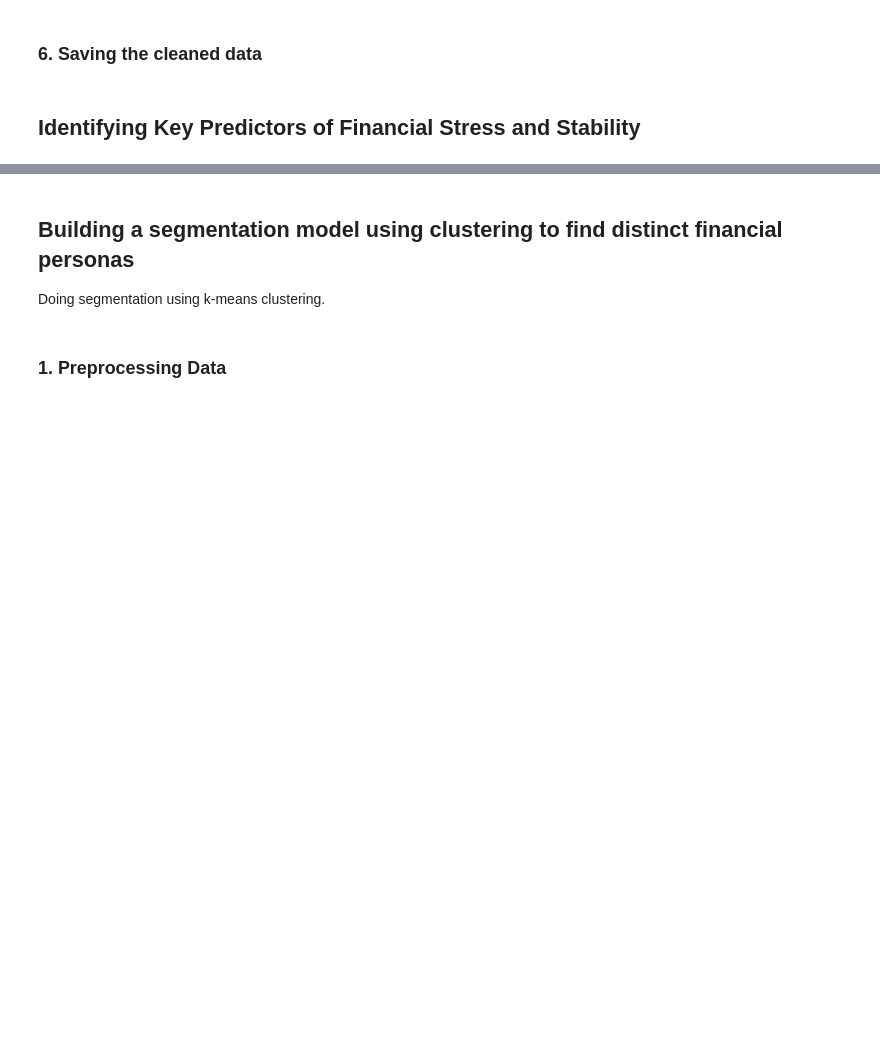
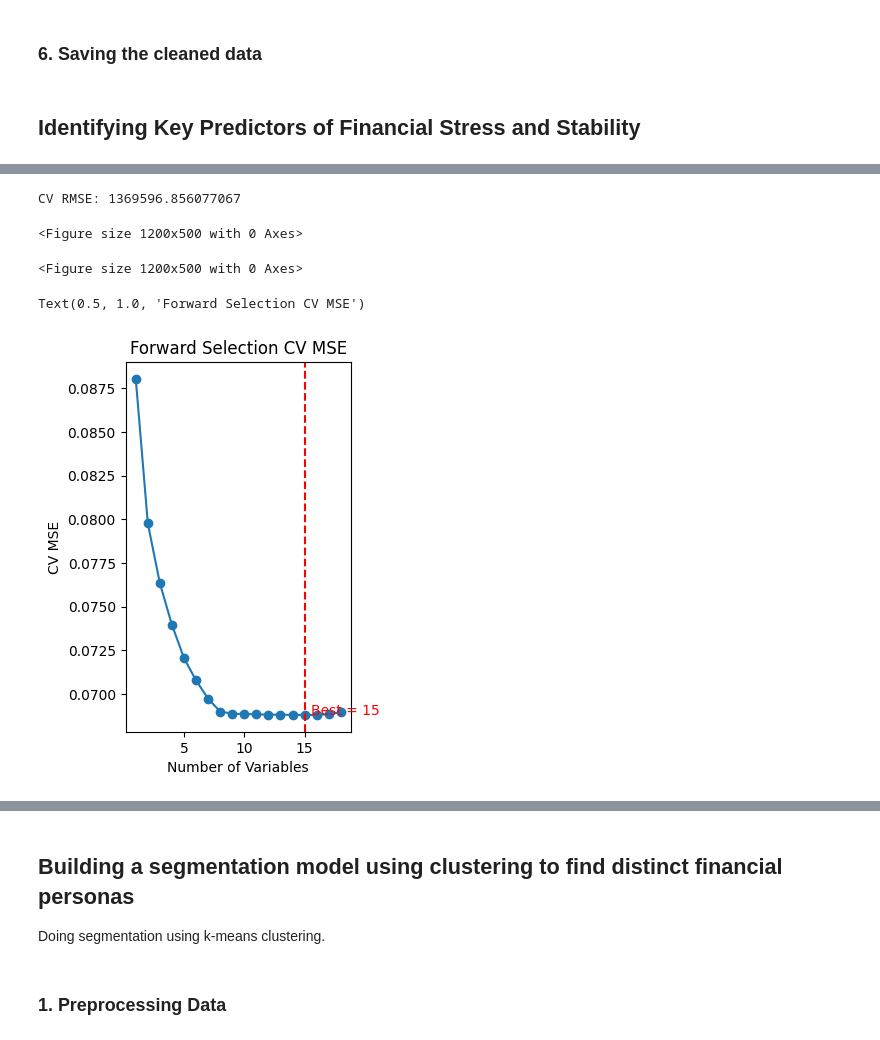
Before and after one commit to UT-Shelly/Datathon2026, a Jupyter notebook: personal_finance_analysis.ipynb, the cells around one changed output, grey strips where cells are left out. Cells and saved outputs as stored; diff of their text form; code cells hidden in the pictures; blank space fills up the shorter version.

```diff
--- a/personal_finance_analysis.ipynb
+++ b/personal_finance_analysis.ipynb
@@ -220,0 +330,4 @@ Performing forward stepwise selection to determine the best model to predict the
+# %%
+# 4. 10-Fold CV setup
+k = 10
+kf = KFold(n_splits = k, shuffle = True, random_state = 1)
@@ -220,0 +339,26 @@ Performing forward stepwise selection to determine the best model to predict the
+# %%
+for i in range(n_vars):
+    best_feature = None
+    best_mse = np.inf
+
+    for feature in remaining_features:
+        current_features = selected_features + [feature]
+        fold_mses = []
+
+        for train_idx, test_idx in kf.split(X):
+            X_train, X_test = X.iloc[train_idx][current_features], X.iloc[test_idx][current_features]
+            y_train, y_test = y.iloc[train_idx], y.iloc[test_idx]
+
+            model = LinearRegression().fit(X_train, y_train)
+            pred = model.predict(X_test)
+            fold_mses.append(mean_squared_error(y_test, pred))
+
+        avg_mse = np.mean(fold_mses)
+        if avg_mse < best_mse:
+            best_mse = avg_mse
+            best_feature = feature
+
+    selected_features.append(best_feature)
+    remaining_features.remove(best_feature)
+    cv_errors.append(best_mse)
+    print(f"Step {i+1}: Added {best_feature}, CV MSE = {best_mse:.4f}")
@@ -220,0 +384,6 @@ Performing forward stepwise selection to determine the best model to predict the
+# %%
+# 6. Optimal number of features
+best_size = np.argmin(cv_errors) + 1
+print(f"\nOptimal Number of Variables: {best_size}")
+best_features = selected_features[:best_size]
+print("Selected Features:", best_features)
@@ -220,0 +444,25 @@ Performing forward stepwise selection to determine the best model to predict the
+# %%
+# 10. CV RMSE on all data
+mse_cv = mean_squared_error(df['PWNETWPG'], final_pred)
+rmse_cv = np.sqrt(mse_cv)
+print("CV RMSE:", rmse_cv)
+# %% [output]
+CV RMSE: 1369596.856077067
+# %%
+# 11. Visualization
+plt.figure(figsize=(12,5))
+# %% [output]
+<Figure size 1200x500 with 0 Axes>
+<Figure size 1200x500 with 0 Axes>
+# %%
+# CV MSE vs Number of Variables
+plt.subplot(1,2,1)
+plt.plot(range(1, n_vars+1), cv_errors, marker='o')
+plt.axvline(best_size, color='red', linestyle='--')
+plt.text(best_size + 0.5, min(cv_errors), f'Best = {best_size}', color='red')
+plt.xlabel("Number of Variables")
+plt.ylabel("CV MSE")
+plt.title("Forward Selection CV MSE")
+# %% [output]
+Text(0.5, 1.0, 'Forward Selection CV MSE')
+[figure, added]
```
Also changed, not shown: parts of 39 cells of this notebook.
